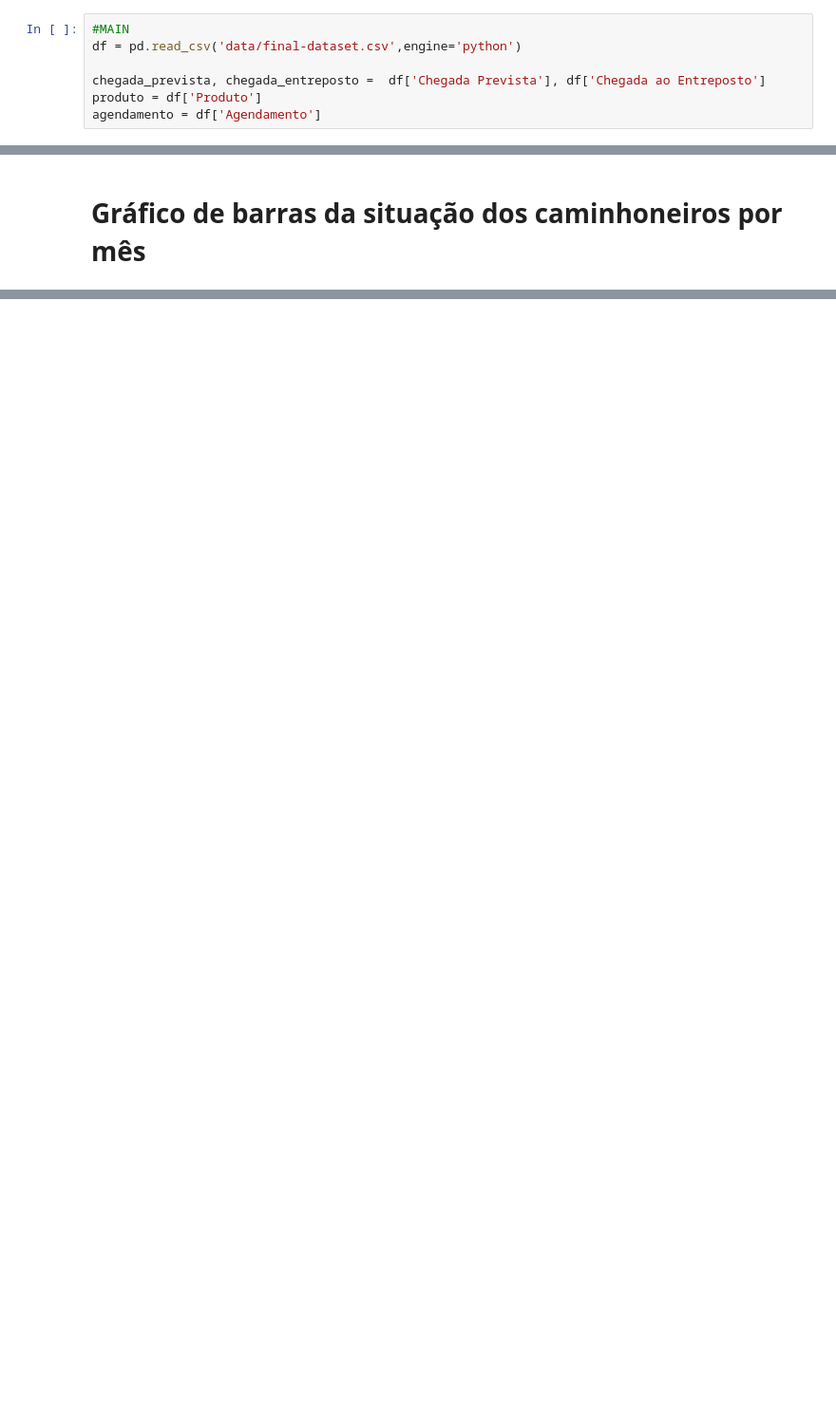
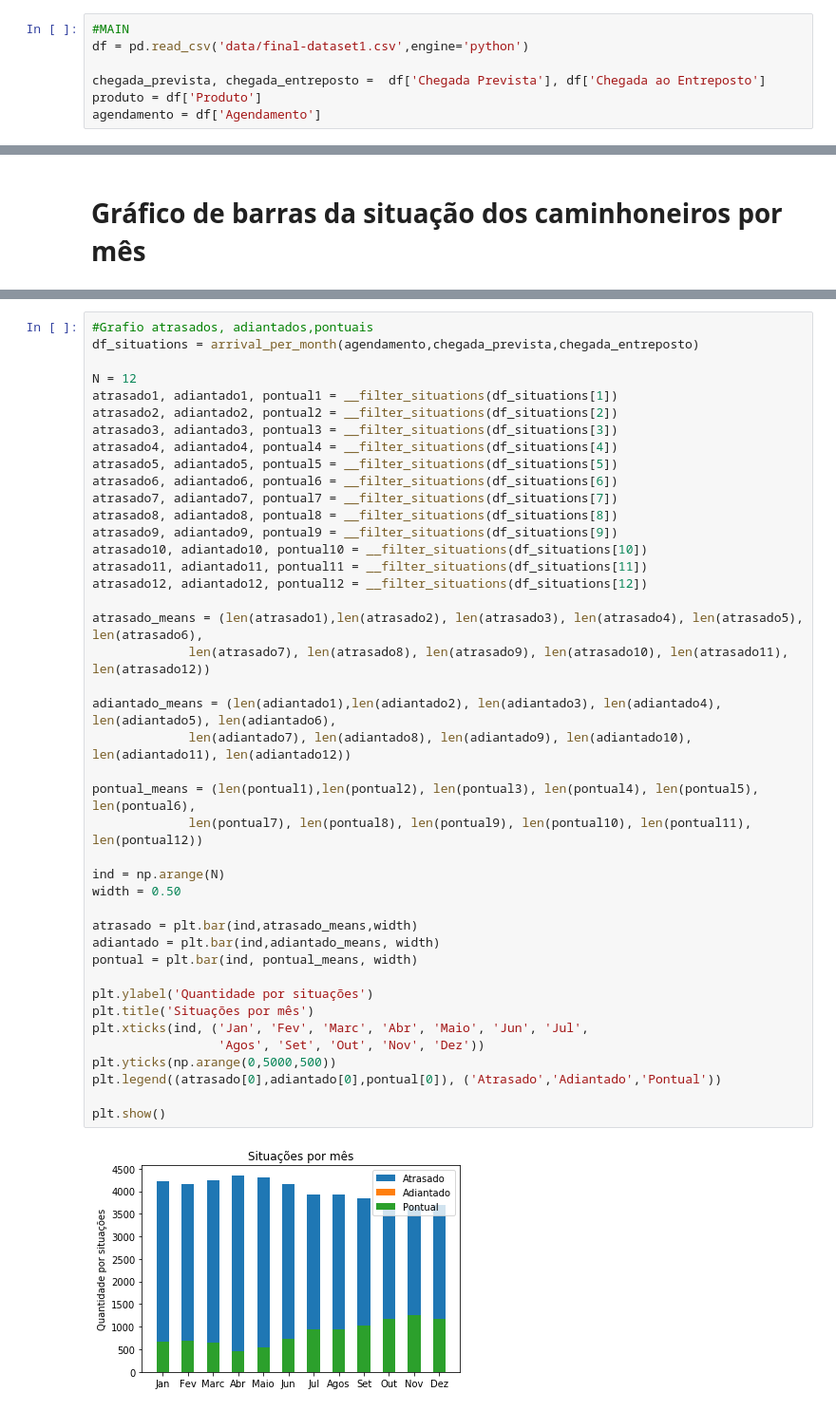
Before and after one commit to pedroteixeirazup/Python, a Jupyter notebook: Relatorio/Relatorio Final Dataset.ipynb, the cells around one changed output, grey strips where cells are left out. Shown at 95% size. Saved outputs shown, nothing was run; the diff lists cells and outputs as text; blank space fills up the shorter version.

```diff
--- a/Relatorio/Relatorio Final Dataset.ipynb
+++ b/Relatorio/Relatorio Final Dataset.ipynb
@@ -172,7 +173,7 @@ def arrival_per_month(agendamento, chegada_prevista, chegada_entreposto):
 # Leitura do arquivo csv
 # %%
 #MAIN
-df = pd.read_csv('data/final-dataset.csv',engine='python')
+df = pd.read_csv('data/final-dataset1.csv',engine='python')
 
 chegada_prevista, chegada_entreposto =  df['Chegada Prevista'], df['Chegada ao Entreposto']
 produto = df['Produto']
@@ -281,0 +241,44 @@ plt.show()
+# %%
+#Grafio atrasados, adiantados,pontuais
+df_situations = arrival_per_month(agendamento,chegada_prevista,chegada_entreposto)
+
+N = 12
+atrasado1, adiantado1, pontual1 = __filter_situations(df_situations[1])
+atrasado2, adiantado2, pontual2 = __filter_situations(df_situations[2])
+atrasado3, adiantado3, pontual3 = __filter_situations(df_situations[3])
+atrasado4, adiantado4, pontual4 = __filter_situations(df_situations[4])
+atrasado5, adiantado5, pontual5 = __filter_situations(df_situations[5])
+atrasado6, adiantado6, pontual6 = __filter_situations(df_situations[6])
+atrasado7, adiantado7, pontual7 = __filter_situations(df_situations[7])
+atrasado8, adiantado8, pontual8 = __filter_situations(df_situations[8])
+atrasado9, adiantado9, pontual9 = __filter_situations(df_situations[9])
+atrasado10, adiantado10, pontual10 = __filter_situations(df_situations[10])
+atrasado11, adiantado11, pontual11 = __filter_situations(df_situations[11])
+atrasado12, adiantado12, pontual12 = __filter_situations(df_situations[12])
+
+atrasado_means = (len(atrasado1),len(atrasado2), len(atrasado3), len(atrasado4), len(atrasado5), len(atrasado6),
+             len(atrasado7), len(atrasado8), len(atrasado9), len(atrasado10), len(atrasado11), len(atrasado12))
+
+adiantado_means = (len(adiantado1),len(adiantado2), len(adiantado3), len(adiantado4), len(adiantado5), len(adiantado6),
+             len(adiantado7), len(adiantado8), len(adiantado9), len(adiantado10), len(adiantado11), len(adiantado12))
+
+pontual_means = (len(pontual1),len(pontual2), len(pontual3), len(pontual4), len(pontual5), len(pontual6),
+             len(pontual7), len(pontual8), len(pontual9), len(pontual10), len(pontual11), len(pontual12))
+
+ind = np.arange(N)
+width = 0.50
+
+atrasado = plt.bar(ind,atrasado_means,width)
+adiantado = plt.bar(ind,adiantado_means, width)
+pontual = plt.bar(ind, pontual_means, width)
+
+plt.ylabel('Quantidade por situações')
+plt.title('Situações por mês')
+plt.xticks(ind, ('Jan', 'Fev', 'Marc', 'Abr', 'Maio', 'Jun', 'Jul',
+                 'Agos', 'Set', 'Out', 'Nov', 'Dez'))
+plt.yticks(np.arange(0,5000,500))
+plt.legend((atrasado[0],adiantado[0],pontual[0]), ('Atrasado','Adiantado','Pontual'))
+
+plt.show()
+# %% [output]
+[figure, added]
```
Also changed, not shown: parts of 3 cells of this notebook, 1 other file.
